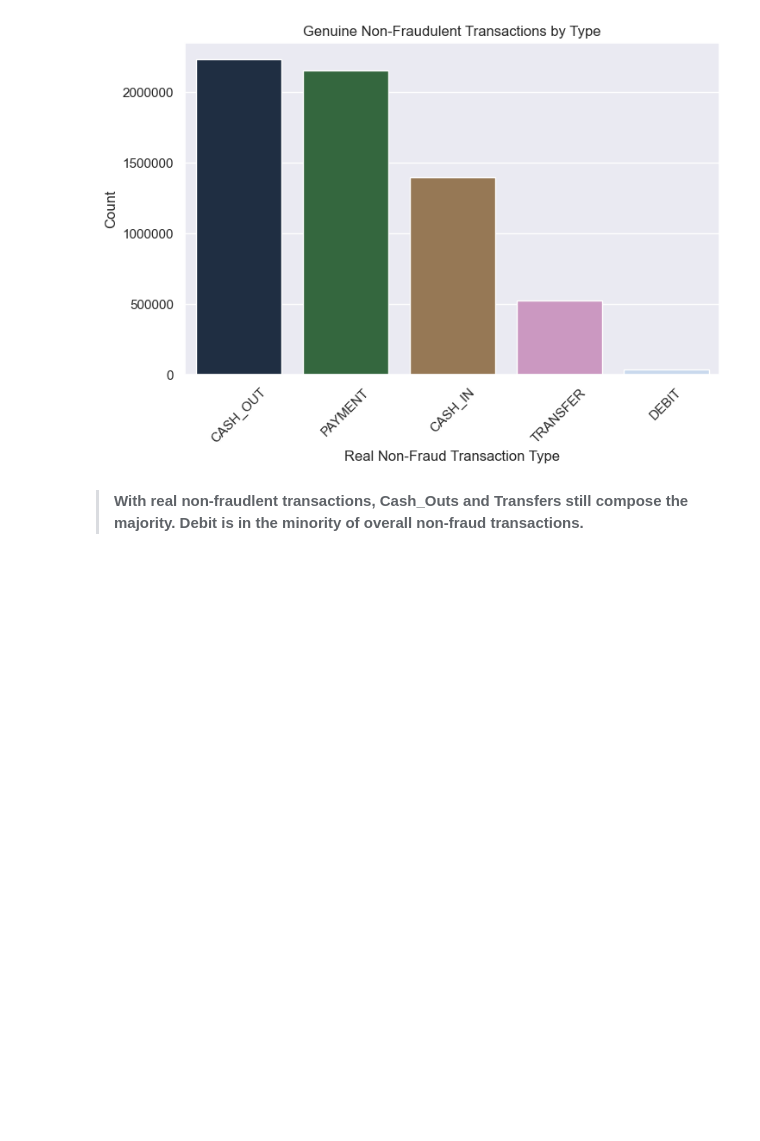
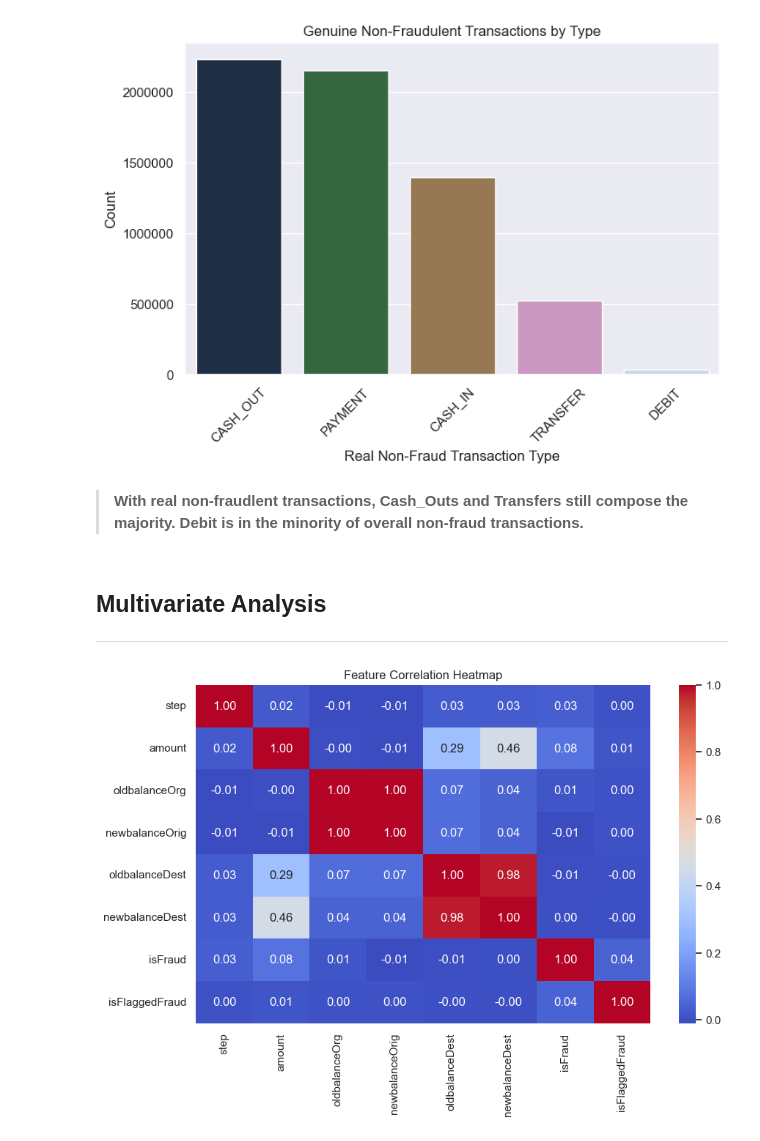
Before and after one commit to thetechleila/Financial-Fraud-Detection-Model, a Jupyter notebook: eda.ipynb, the cells around one changed output. Cells and saved outputs as stored; diff of their text form; code cells hidden in the pictures; blank space fills up the shorter version.

```diff
--- a/eda.ipynb
+++ b/eda.ipynb
@@ -513,3 +513,15 @@ Passing `palette` without assigning `hue` is deprecated and will be removed in v
 [figure]
 # %% [markdown]
 > **With real non-fraudlent transactions, Cash_Outs and Transfers still compose the majority. Debit is in the minority of overall non-fraud transactions.**
+# %% [markdown]
+## Multivariate Analysis
+___
+# %%
+# Create Correlation Heatmap of Dataset Numeric Features
+features_numeric = df.select_dtypes(include=[np.number])
+plt.figure(figsize=(10, 6))
+sns.heatmap(features_numeric.corr(), annot=True, cmap='coolwarm', fmt='.2f')
+plt.title('Feature Correlation Heatmap')
+plt.show()
+# %% [output]
+[figure, added]
```
